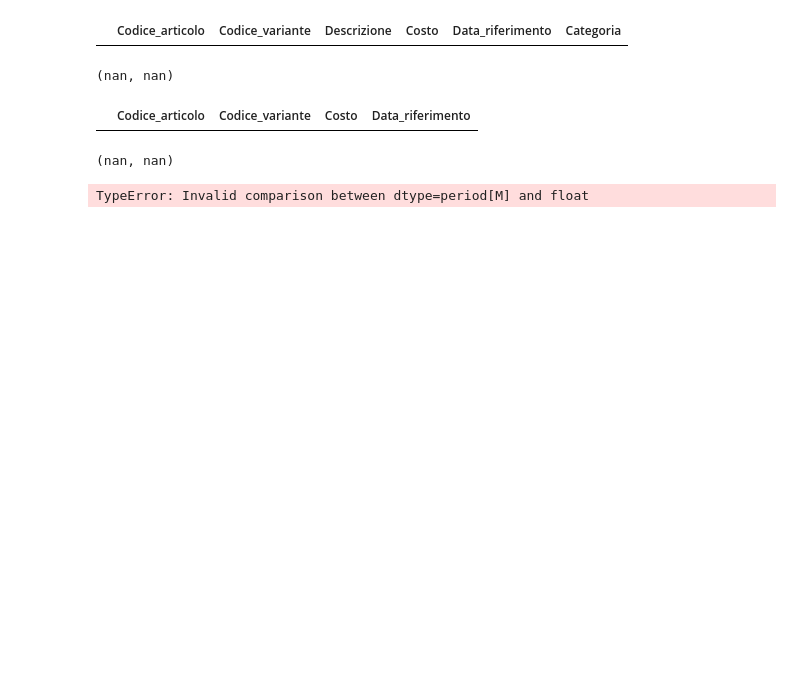
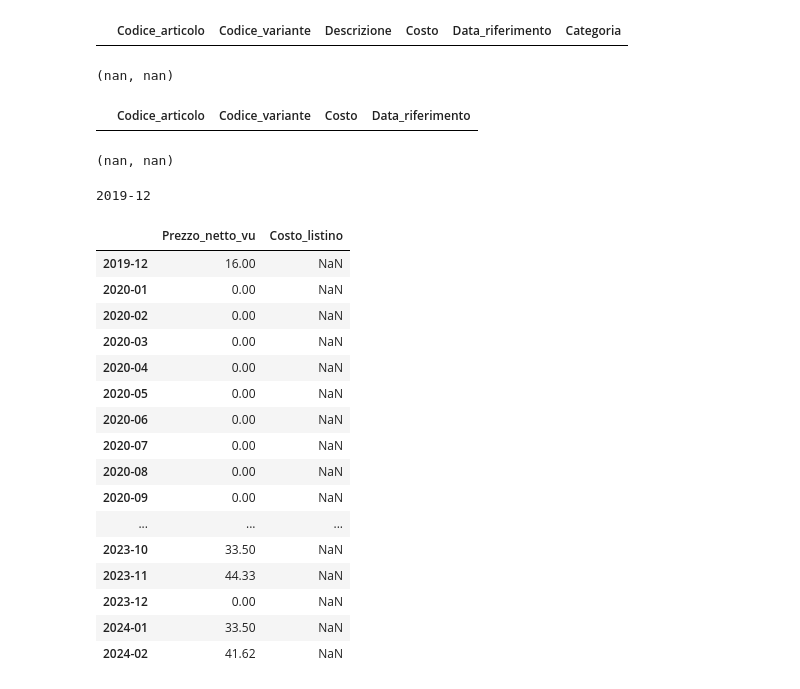
Before and after one commit to Ishikawa7/DEMO-Sales-Data-Analysis-and-Price-List-Management-System, a Jupyter notebook: vista_ddt_CODICI.ipynb, the cells around one changed output. Drawn from its saved outputs; the diff is of its cells as text; code cells hidden in the pictures; blank space fills up the shorter version.

```diff
--- a/vista_ddt_CODICI.ipynb
+++ b/vista_ddt_CODICI.ipynb
@@ -87,5 +110,5 @@ varianti = df_ddt[(df_ddt["Codice_articolo"] == codice)]["Codice_variante"].uniq
 # %%
-variante = 47
+variante = 23
 # %%
 df_costo_listino = df_listino[(df_listino["Codice_articolo"] == codice) & (df_listino["Codice_variante"] == variante)]
 df_costo_listino
@@ -119,22 +142,40 @@ costo_listino_original, data_riferimento_original
 # %%
 df_codice = df_ddt[(df_ddt["Codice_articolo"] == codice) & (df_ddt["Codice_variante"] == variante )][["Data_documento", "Prezzo_netto_vu"]].copy()
 # remove day from date, keep only month and year
 df_codice["Data_documento"] = pd.to_datetime(df_codice["Data_documento"]).dt.to_period("M")
 # average by month
 df_codice = df_codice.groupby("Data_documento").mean()
 # fill missing months
 df_codice = df_codice.reindex(pd.period_range(start=df_codice.index.min(), end=df_codice.index.max(), freq="M"))
-df_codice = df_codice.ffill()
+df_codice = df_codice.fillna(0) #df_codice.ffill()
 df_codice["Prezzo_netto_vu"] = df_codice["Prezzo_netto_vu"].round(2)
 #df_027["MA"] = df_027["Prezzo_netto_vu"].rolling(window=20).mean()
 df_codice["Costo_listino"] = costo_listino_original
 # for dates prior to the listino date, set costo listino to nan to avoid plotting
-if data_riferimento_original == np.nan:
+if np.isnan(data_riferimento_original):
     data_riferimento_original = df_codice.index[0]
+print(data_riferimento_original)
 df_codice.loc[df_codice.index < data_riferimento_original, "Costo_listino"] = np.nan
 df_codice
 # %% [output]
-TypeError: Invalid comparison between dtype=period[M] and float
+2019-12
+|  | Prezzo_netto_vu | Costo_listino |
+| 2019-12 | 16.00 | NaN |
+| 2020-01 | 0.00 | NaN |
+| 2020-02 | 0.00 | NaN |
+| 2020-03 | 0.00 | NaN |
+| 2020-04 | 0.00 | NaN |
+| 2020-05 | 0.00 | NaN |
+| 2020-06 | 0.00 | NaN |
+| 2020-07 | 0.00 | NaN |
+| 2020-08 | 0.00 | NaN |
+| 2020-09 | 0.00 | NaN |
+| ... | ... | ... |
+| 2023-10 | 33.50 | NaN |
+| 2023-11 | 44.33 | NaN |
+| 2023-12 | 0.00 | NaN |
+| 2024-01 | 33.50 | NaN |
+| 2024-02 | 41.62 | NaN |
 # %%
 fig = px.line(df_codice, x=df_codice.index.to_timestamp() ,
                y=['Prezzo_netto_vu', "Costo_listino"], template='plotly_white', title=f'Prezzo Netto VU medio mese prodotto codice: {codice}, variante: {variante}', markers=True)
```
Also changed, not shown: parts of 8 cells of this notebook.
